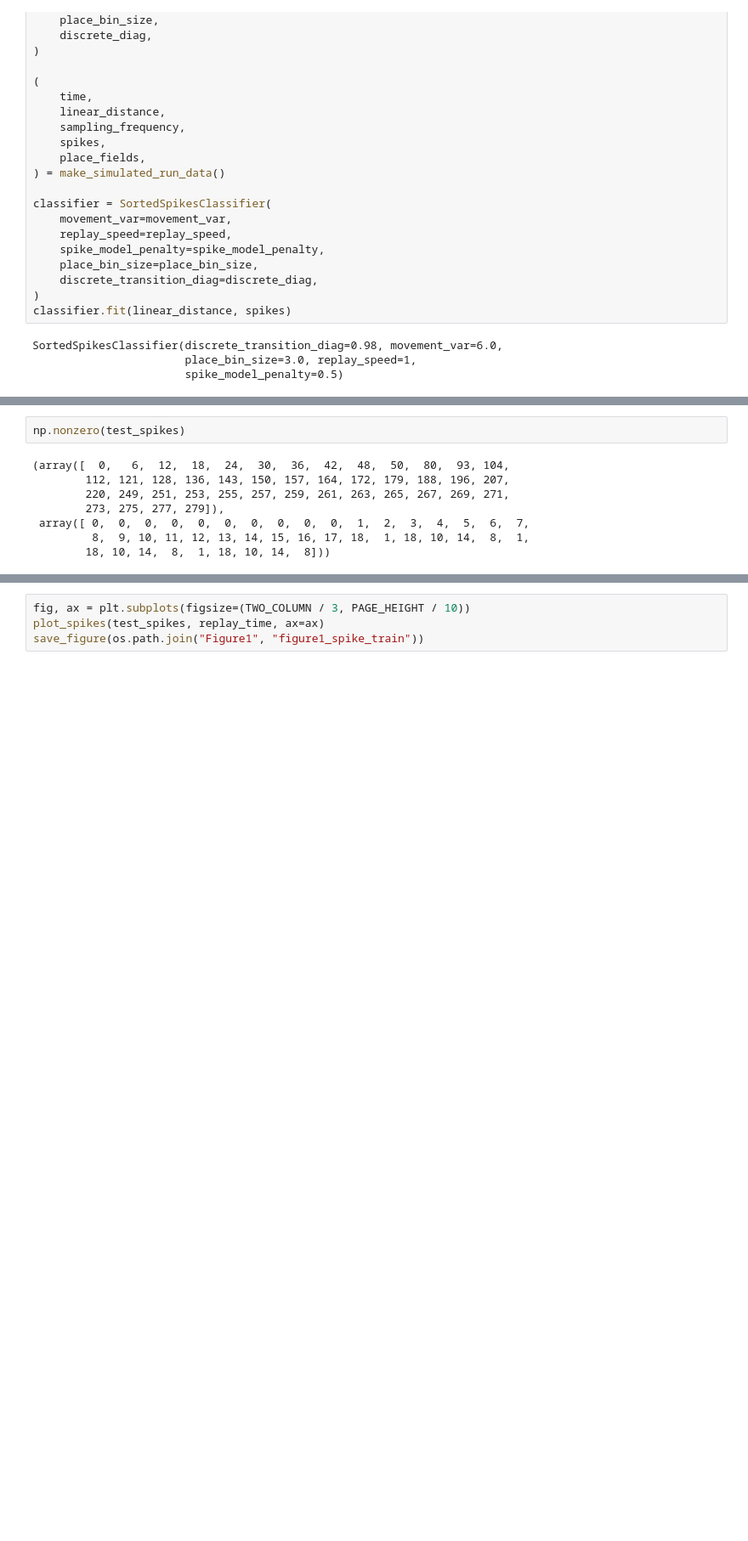
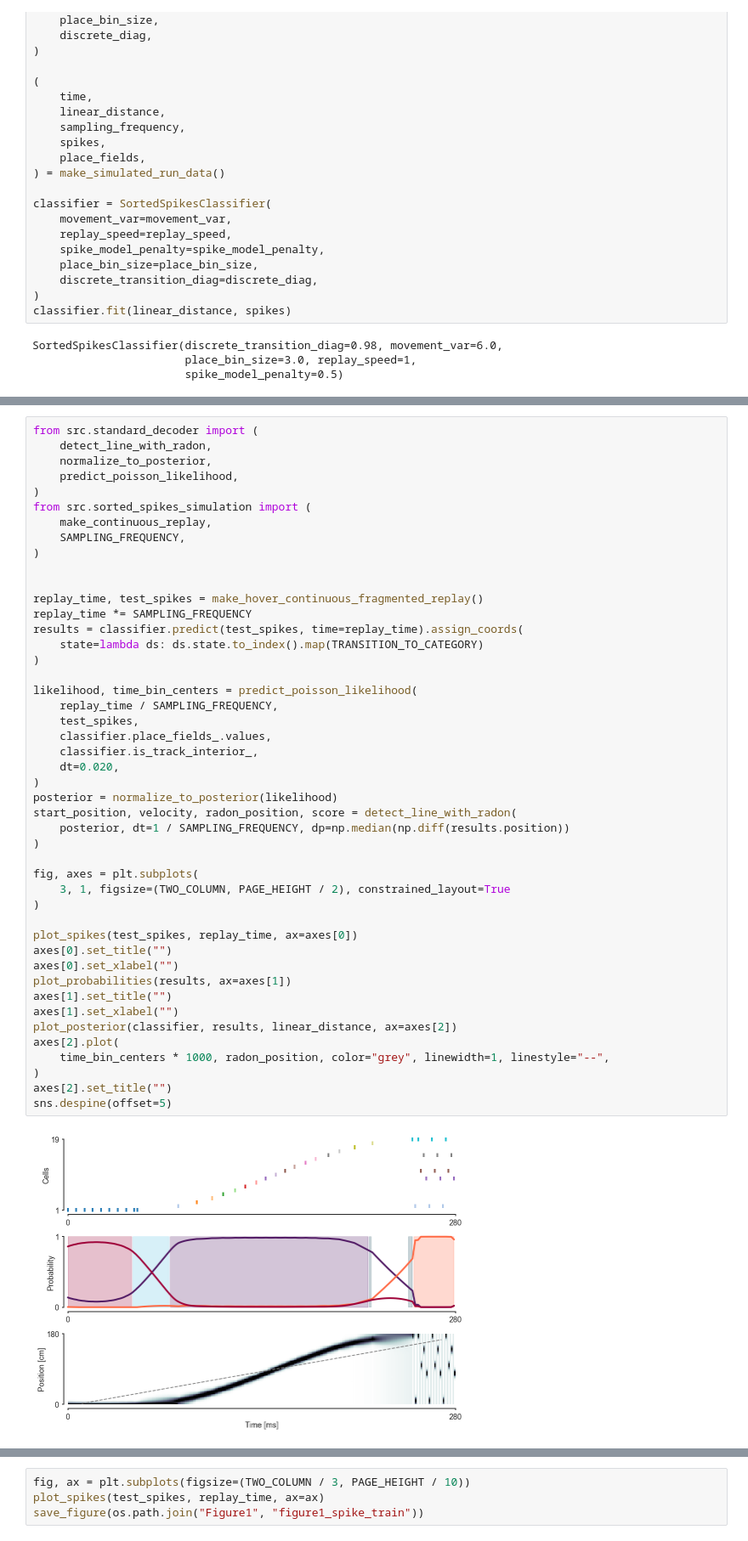
Before and after one commit to Eden-Kramer-Lab/replay_trajectory_paper, a Jupyter notebook: notebooks/Figure1.ipynb, the cells around one changed output, grey strips where cells are left out. Shown at 85% size. Drawn from its saved outputs; the diff is of its cells as text; blank space fills up the shorter version.

```diff
--- a/notebooks/Figure1.ipynb
+++ b/notebooks/Figure1.ipynb
@@ -330,10 +319,48 @@ Data variables:
-# %%
-np.nonzero(test_spikes)
-# %% [output]
-(array([  0,   6,  12,  18,  24,  30,  36,  42,  48,  50,  80,  93, 104,
-        112, 121, 128, 136, 143, 150, 157, 164, 172, 179, 188, 196, 207,
-        220, 249, 251, 253, 255, 257, 259, 261, 263, 265, 267, 269, 271,
-        273, 275, 277, 279]),
- array([ 0,  0,  0,  0,  0,  0,  0,  0,  0,  0,  1,  2,  3,  4,  5,  6,  7,
-         8,  9, 10, 11, 12, 13, 14, 15, 16, 17, 18,  1, 18, 10, 14,  8,  1,
-        18, 10, 14,  8,  1, 18, 10, 14,  8]))
+# %%
+from src.standard_decoder import (
+    detect_line_with_radon,
+    normalize_to_posterior,
+    predict_poisson_likelihood,
+)
+from src.sorted_spikes_simulation import (
+    make_continuous_replay,
+    SAMPLING_FREQUENCY,
+)
+
+
+replay_time, test_spikes = make_hover_continuous_fragmented_replay()
+replay_time *= SAMPLING_FREQUENCY
+results = classifier.predict(test_spikes, time=replay_time).assign_coords(
+    state=lambda ds: ds.state.to_index().map(TRANSITION_TO_CATEGORY)
+)
+
+likelihood, time_bin_centers = predict_poisson_likelihood(
+    replay_time / SAMPLING_FREQUENCY,
+    test_spikes,
+    classifier.place_fields_.values,
+    classifier.is_track_interior_,
+    dt=0.020,
+)
+posterior = normalize_to_posterior(likelihood)
+start_position, velocity, radon_position, score = detect_line_with_radon(
+    posterior, dt=1 / SAMPLING_FREQUENCY, dp=np.median(np.diff(results.position))
+)
+
+fig, axes = plt.subplots(
+    3, 1, figsize=(TWO_COLUMN, PAGE_HEIGHT / 2), constrained_layout=True
+)
+
+plot_spikes(test_spikes, replay_time, ax=axes[0])
+axes[0].set_title("")
+axes[0].set_xlabel("")
+plot_probabilities(results, ax=axes[1])
+axes[1].set_title("")
+axes[1].set_xlabel("")
+plot_posterior(classifier, results, linear_distance, ax=axes[2])
+axes[2].plot(
+    time_bin_centers * 1000, radon_position, color="grey", linewidth=1, linestyle="--",
+)
+axes[2].set_title("")
+sns.despine(offset=5)
+# %% [output]
+[figure, added]
```
Also changed, not shown: parts of 10 cells of this notebook.
